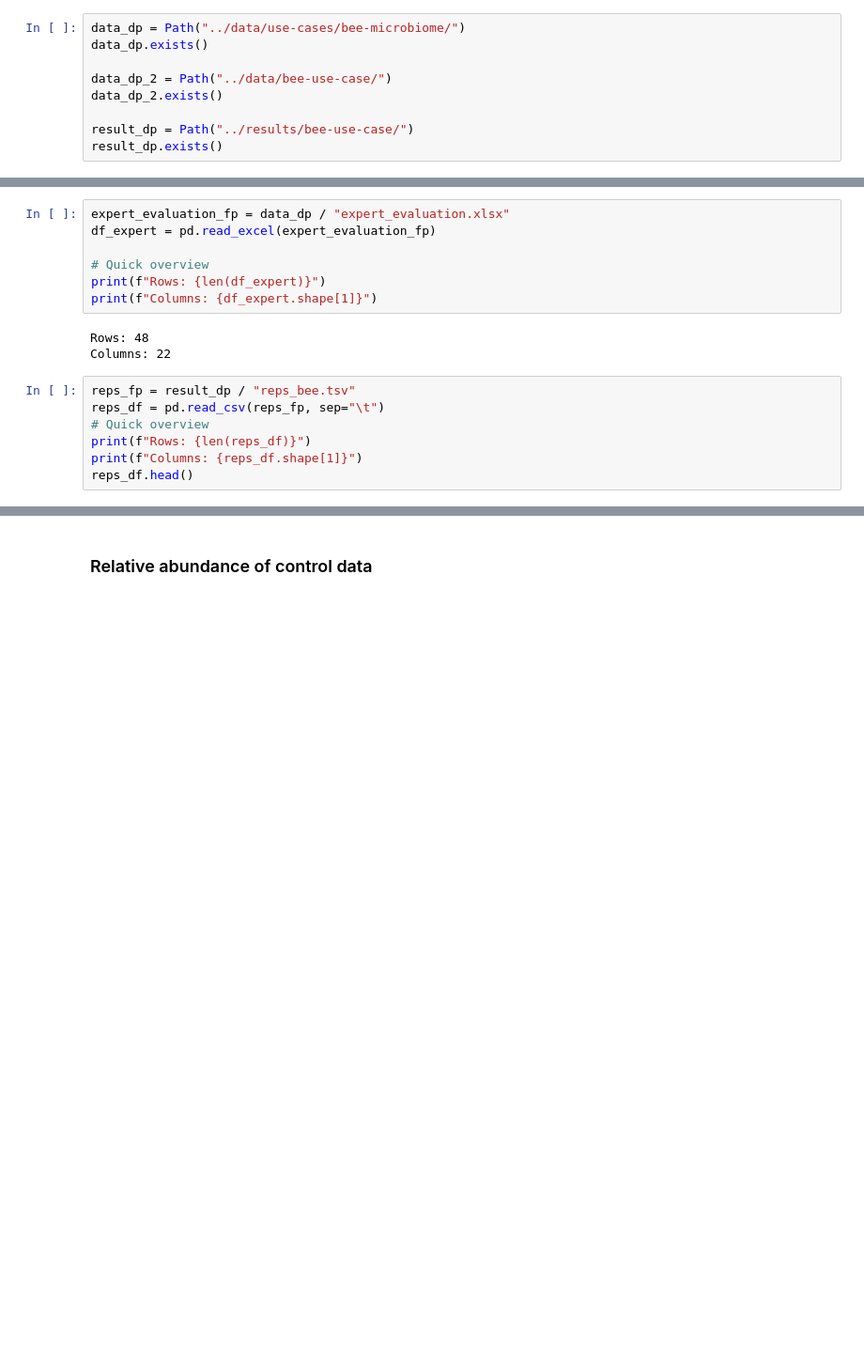
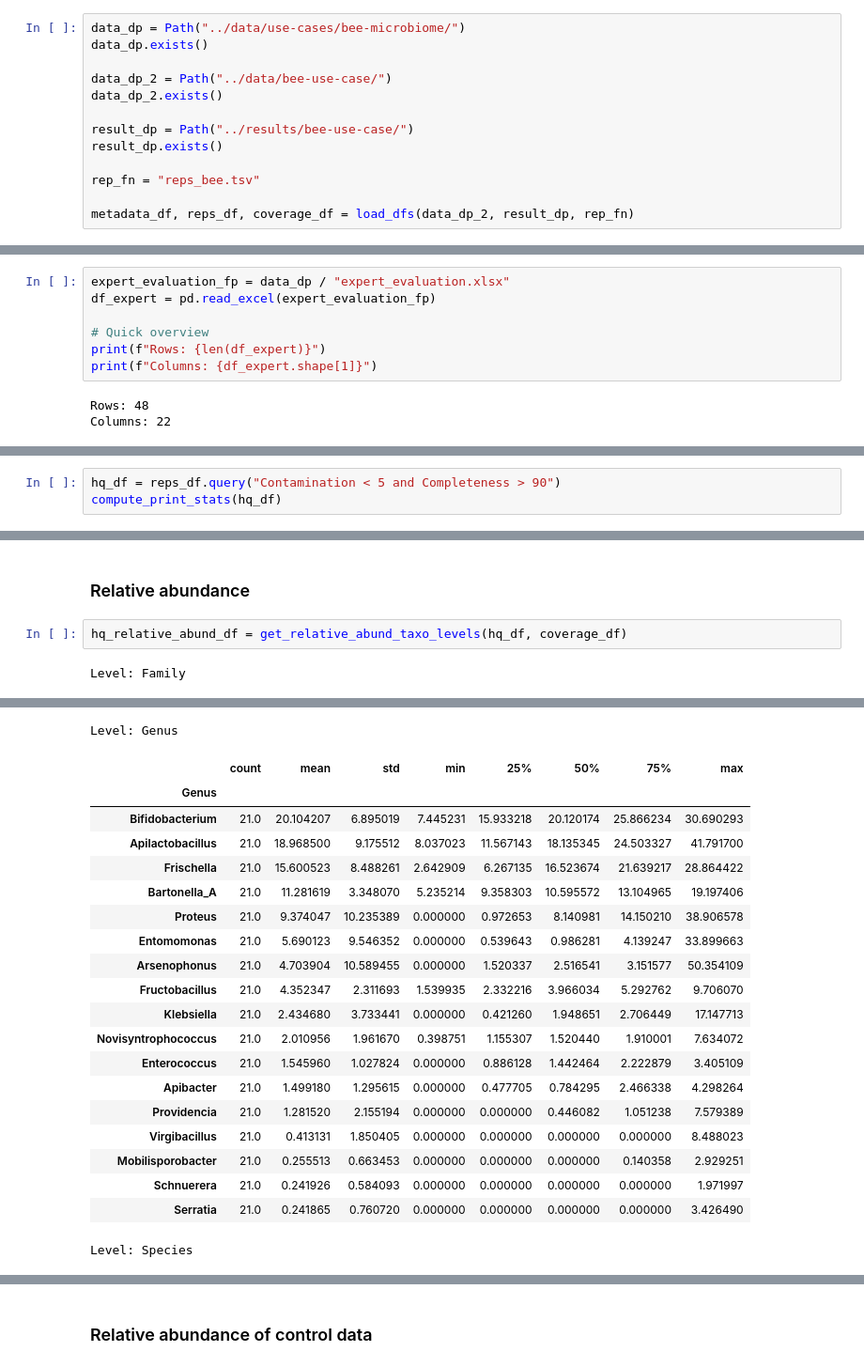
Before and after one commit to usegalaxy-eu/FAIRyMAGs, a Jupyter notebook: bin/use-case-bee-microbiome-exploration.ipynb, the cells around one changed output, grey strips where cells are left out. Shown at 94% size. Cells and saved outputs as stored; diff of their text form; blank space fills up the shorter version.

```diff
--- a/bin/use-case-bee-microbiome-exploration.ipynb
+++ b/bin/use-case-bee-microbiome-exploration.ipynb
@@ -24,3 +39,7 @@ data_dp_2.exists()
 
 result_dp = Path("../results/bee-use-case/")
 result_dp.exists()
+
+rep_fn = "reps_bee.tsv"
+
+metadata_df, reps_df, coverage_df = load_dfs(data_dp_2, result_dp, rep_fn)
@@ -36,10 +53,3 @@ print(f"Columns: {df_expert.shape[1]}")
 # %% [output]
 Rows: 48
 Columns: 22
-# %%
-reps_fp = result_dp / "reps_bee.tsv"
-reps_df = pd.read_csv(reps_fp, sep="\t")
-# Quick overview
-print(f"Rows: {len(reps_df)}")
-print(f"Columns: {reps_df.shape[1]}")
-reps_df.head()
@@ -204,0 +102,3 @@ display(get_level_counts(df_expert, "Species"))
+# %%
+hq_df = reps_df.query("Contamination < 5 and Completeness > 90")
+compute_print_stats(hq_df)
@@ -204,0 +216,6 @@ display(get_level_counts(df_expert, "Species"))
+# %% [markdown]
+### Relative abundance
+# %%
+hq_relative_abund_df = get_relative_abund_taxo_levels(hq_df, coverage_df)
+# %% [output]
+Level: Family
@@ -204,0 +234,21 @@ display(get_level_counts(df_expert, "Species"))
+Level: Genus
+|  | count | mean | std | min | 25% | 50% | 75% | max |
+| Genus |  |  |  |  |  |  |  |  |
+| Bifidobacterium | 21.0 | 20.104207 | 6.895019 | 7.445231 | 15.933218 | 20.120174 | 25.866234 | 30.690293 |
+| Apilactobacillus | 21.0 | 18.968500 | 9.175512 | 8.037023 | 11.567143 | 18.135345 | 24.503327 | 41.791700 |
+| Frischella | 21.0 | 15.600523 | 8.488261 | 2.642909 | 6.267135 | 16.523674 | 21.639217 | 28.864422 |
+| Bartonella_A | 21.0 | 11.281619 | 3.348070 | 5.235214 | 9.358303 | 10.595572 | 13.104965 | 19.197406 |
+| Proteus | 21.0 | 9.374047 | 10.235389 | 0.000000 | 0.972653 | 8.140981 | 14.150210 | 38.906578 |
+| Entomomonas | 21.0 | 5.690123 | 9.546352 | 0.000000 | 0.539643 | 0.986281 | 4.139247 | 33.899663 |
+| Arsenophonus | 21.0 | 4.703904 | 10.589455 | 0.000000 | 1.520337 | 2.516541 | 3.151577 | 50.354109 |
+| Fructobacillus | 21.0 | 4.352347 | 2.311693 | 1.539935 | 2.332216 | 3.966034 | 5.292762 | 9.706070 |
+| Klebsiella | 21.0 | 2.434680 | 3.733441 | 0.000000 | 0.421260 | 1.948651 | 2.706449 | 17.147713 |
+| Novisyntrophococcus | 21.0 | 2.010956 | 1.961670 | 0.398751 | 1.155307 | 1.520440 | 1.910001 | 7.634072 |
+| Enterococcus | 21.0 | 1.545960 | 1.027824 | 0.000000 | 0.886128 | 1.442464 | 2.222879 | 3.405109 |
+| Apibacter | 21.0 | 1.499180 | 1.295615 | 0.000000 | 0.477705 | 0.784295 | 2.466338 | 4.298264 |
+| Providencia | 21.0 | 1.281520 | 2.155194 | 0.000000 | 0.000000 | 0.446082 | 1.051238 | 7.579389 |
+| Virgibacillus | 21.0 | 0.413131 | 1.850405 | 0.000000 | 0.000000 | 0.000000 | 0.000000 | 8.488023 |
+| Mobilisporobacter | 21.0 | 0.255513 | 0.663453 | 0.000000 | 0.000000 | 0.000000 | 0.140358 | 2.929251 |
+| Schnuerera | 21.0 | 0.241926 | 0.584093 | 0.000000 | 0.000000 | 0.000000 | 0.000000 | 1.971997 |
+| Serratia | 21.0 | 0.241865 | 0.760720 | 0.000000 | 0.000000 | 0.000000 | 0.000000 | 3.426490 |
+Level: Species
```
Also changed, not shown: parts of 74 cells of this notebook, 3 other files.
